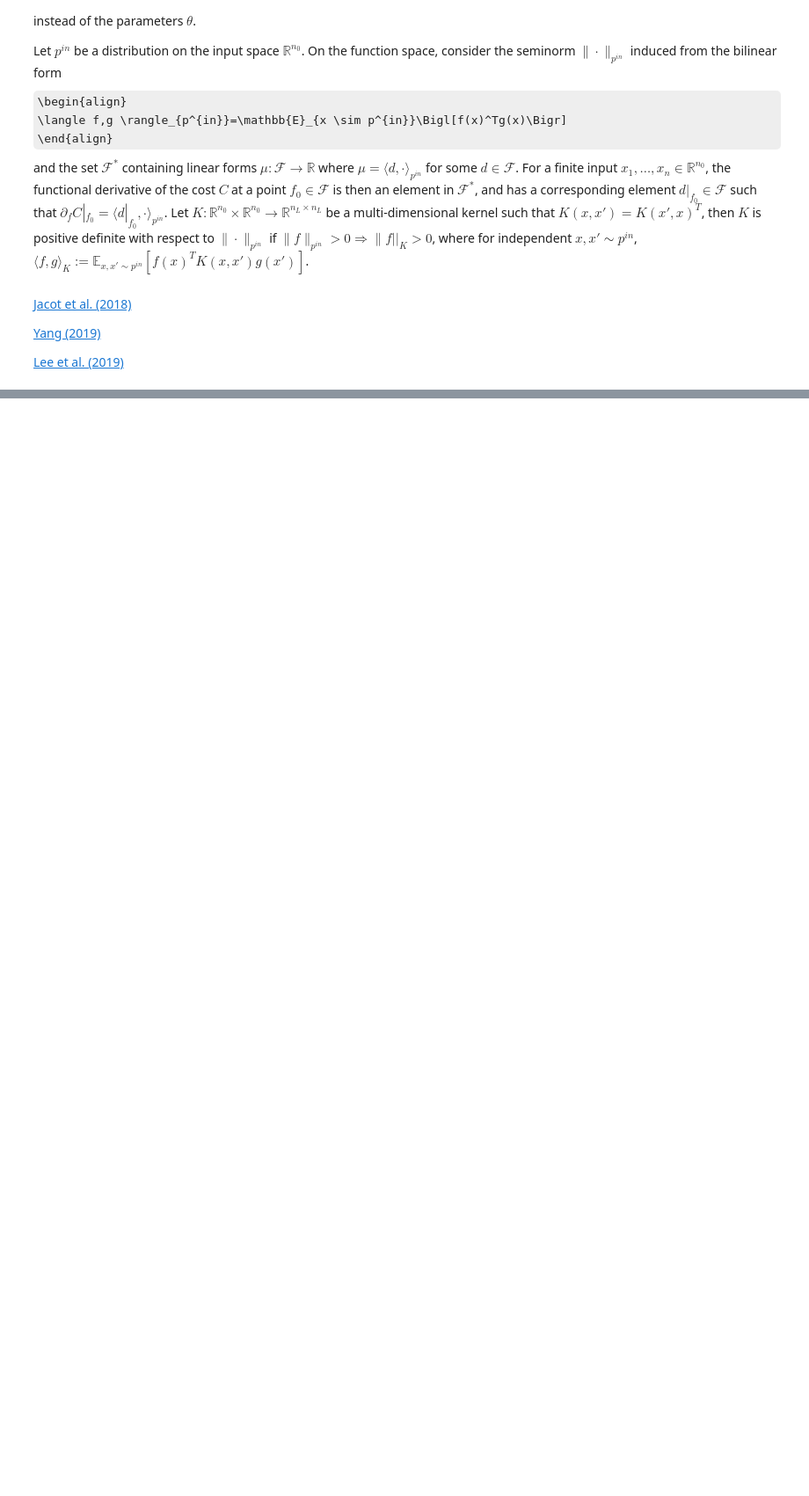
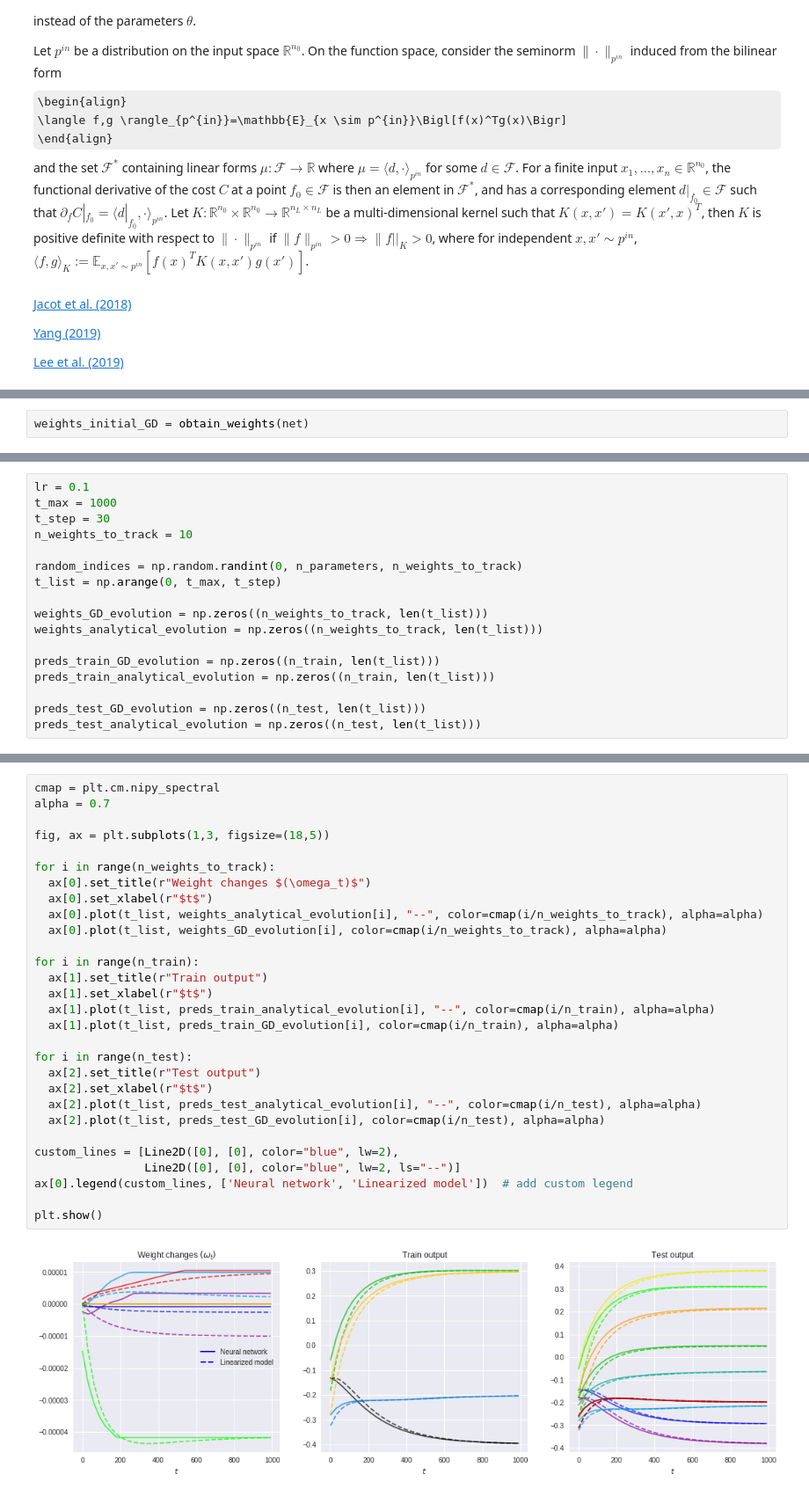
Before and after one commit to bobby-he/Neural_Tangent_Kernel, a Jupyter notebook: notebooks/report.ipynb, the cells around one changed output, grey strips where cells are left out. Shown at 88% size. Saved outputs shown, nothing was run; the diff lists cells and outputs as text; some formulas as TeX source; blank space fills up the shorter version.

Commit message:
Add linearized network section and conclusion.

```diff
--- a/notebooks/report.ipynb
+++ b/notebooks/report.ipynb
@@ -41,0 +217,2 @@ and the set $\mathcal{F}^*$ containing linear forms $\mu: \mathcal{F} \to \mathb
+# %%
+weights_initial_GD = obtain_weights(net)
@@ -41,0 +221,17 @@ and the set $\mathcal{F}^*$ containing linear forms $\mu: \mathcal{F} \to \mathb
+# %%
+lr = 0.1
+t_max = 1000
+t_step = 30
+n_weights_to_track = 10
+
+random_indices = np.random.randint(0, n_parameters, n_weights_to_track)
+t_list = np.arange(0, t_max, t_step)
+
+weights_GD_evolution = np.zeros((n_weights_to_track, len(t_list)))
+weights_analytical_evolution = np.zeros((n_weights_to_track, len(t_list)))
+
+preds_train_GD_evolution = np.zeros((n_train, len(t_list)))
+preds_train_analytical_evolution = np.zeros((n_train, len(t_list)))
+
+preds_test_GD_evolution = np.zeros((n_test, len(t_list)))
+preds_test_analytical_evolution = np.zeros((n_test, len(t_list)))
@@ -41,0 +281,31 @@ and the set $\mathcal{F}^*$ containing linear forms $\mu: \mathcal{F} \to \mathb
+# %%
+cmap = plt.cm.nipy_spectral
+alpha = 0.7
+
+fig, ax = plt.subplots(1,3, figsize=(18,5))
+
+for i in range(n_weights_to_track):
+  ax[0].set_title(r"Weight changes $(\omega_t)$")
+  ax[0].set_xlabel(r"$t$")
+  ax[0].plot(t_list, weights_analytical_evolution[i], "--", color=cmap(i/n_weights_to_track), alpha=alpha)
+  ax[0].plot(t_list, weights_GD_evolution[i], color=cmap(i/n_weights_to_track), alpha=alpha)
+
+for i in range(n_train):
+  ax[1].set_title(r"Train output")
+  ax[1].set_xlabel(r"$t$")
+  ax[1].plot(t_list, preds_train_analytical_evolution[i], "--", color=cmap(i/n_train), alpha=alpha)
+  ax[1].plot(t_list, preds_train_GD_evolution[i], color=cmap(i/n_train), alpha=alpha)
+
+for i in range(n_test):
+  ax[2].set_title(r"Test output")
+  ax[2].set_xlabel(r"$t$")
+  ax[2].plot(t_list, preds_test_analytical_evolution[i], "--", color=cmap(i/n_test), alpha=alpha)
+  ax[2].plot(t_list, preds_test_GD_evolution[i], color=cmap(i/n_test), alpha=alpha)
+
+custom_lines = [Line2D([0], [0], color="blue", lw=2),
+                Line2D([0], [0], color="blue", lw=2, ls="--")]
+ax[0].legend(custom_lines, ['Neural network', 'Linearized model'])  # add custom legend
+
+plt.show()
+# %% [output]
+[figure, added]
```
Also changed, not shown: parts of 29 cells of this notebook.
